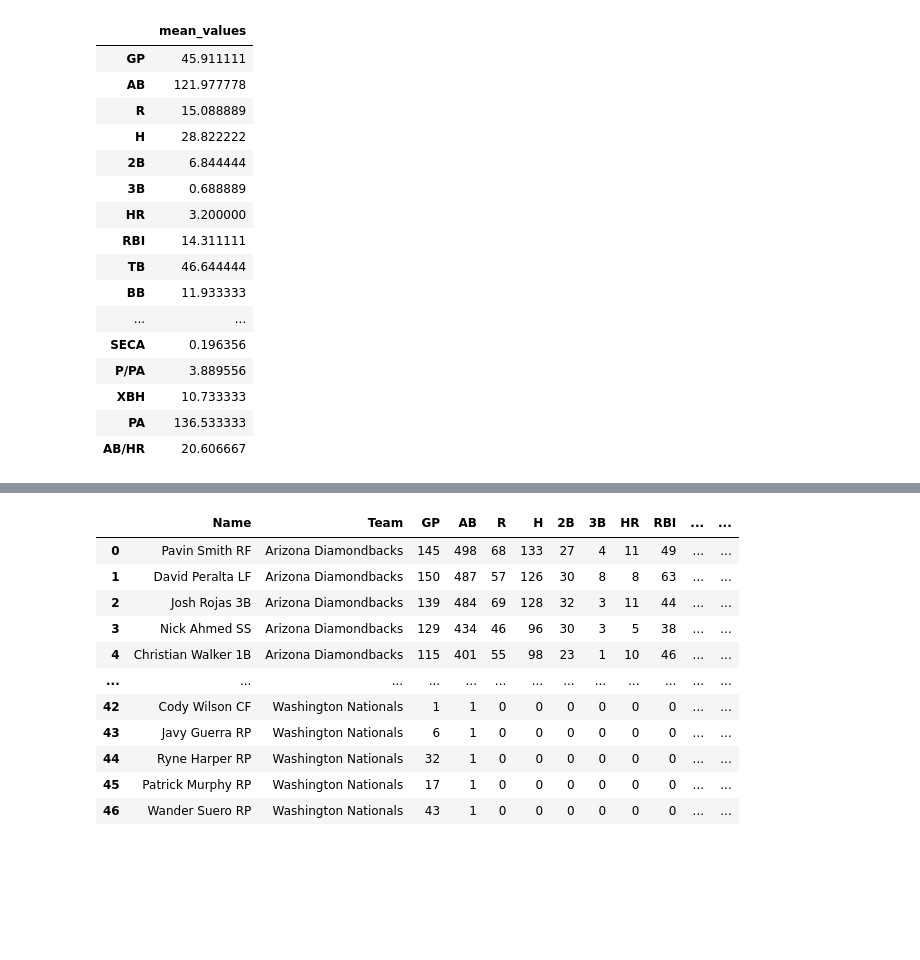
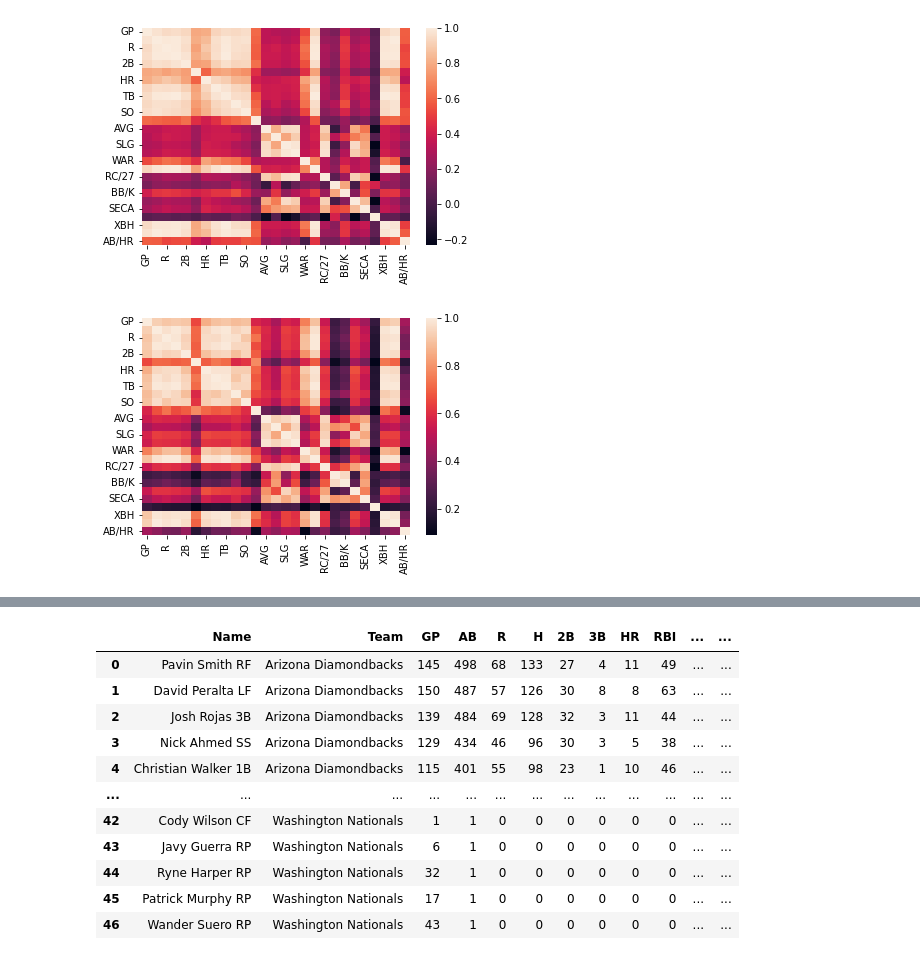
Before and after one commit to LouiseLi7/STA160-group-project, a Jupyter notebook: final/RandomForestReg.ipynb, the cells around one changed output, grey strips where cells are left out. Saved outputs shown, nothing was run; the diff lists cells and outputs as text; code cells hidden in the pictures; blank space fills up the shorter version.

```diff
--- a/final/RandomForestReg.ipynb
+++ b/final/RandomForestReg.ipynb
@@ -1,5 +1,8 @@
 # %%
 import pandas as pd
+import matplotlib.pyplot as plt
+import seaborn as sns
+import numpy as np
 import requests
 ## Web scripting of Arizona Diamondbacks batting positions
 url = "https://www.espn.com/mlb/team/stats/_/name/ari/season/2021/seasontype/2"
@@ -12,27 +15,11 @@ Arizona_Diamondbacks = temp2.join(temp1)
 Arizona_Diamondbacks = Arizona_Diamondbacks.join(tempx1)
 Arizona_Diamondbacks = Arizona_Diamondbacks.iloc[:-1 , :]
 Arizona_Diamondbacks.insert(1, 'Team', 'Arizona Diamondbacks', True)
-Arizona_Diamondbacks1 = Arizona_Diamondbacks
-data_mean = pd.DataFrame(Arizona_Diamondbacks1.mean(), columns=['mean_values'])
-data_mean
-# %% [output]
-|  | mean_values |
-| GP | 45.911111 |
-| AB | 121.977778 |
-| R | 15.088889 |
-| H | 28.822222 |
-| 2B | 6.844444 |
-| 3B | 0.688889 |
-| HR | 3.200000 |
-| RBI | 14.311111 |
-| TB | 46.644444 |
-| BB | 11.933333 |
-| ... | ... |
-| SECA | 0.196356 |
-| P/PA | 3.889556 |
-| XBH | 10.733333 |
-| PA | 136.533333 |
-| AB/HR | 20.606667 |
+# %%
+sns.heatmap(Arizona_Diamondbacks.corr(), annot=False)
+plt.show()
+# %% [output]
+[figure, added]
 # %%
 ## Web scripting of Atlanta Braves batting positions
 url2 = "https://www.espn.com/mlb/team/stats/_/name/atl/season/2021/seasontype/2"
@@ -45,6 +32,11 @@ Atlanta_Braves = temp4.join(temp3)
 Atlanta_Braves = Atlanta_Braves.join(tempx2)
 Atlanta_Braves = Atlanta_Braves.iloc[:-1 , :]
 Atlanta_Braves.insert(1, 'Team', 'Atlanta Braves', True)
+# %%
+sns.heatmap(Atlanta_Braves.corr(), annot=False)
+plt.show()
+# %% [output]
+[figure, added]
 # %%
 ## Web scripting of Baltimore Orioles batting positions
 url3 = "https://www.espn.com/mlb/team/stats/_/name/bal/season/2021/seasontype/2"
```
Also changed, not shown: parts of 41 cells of this notebook.
